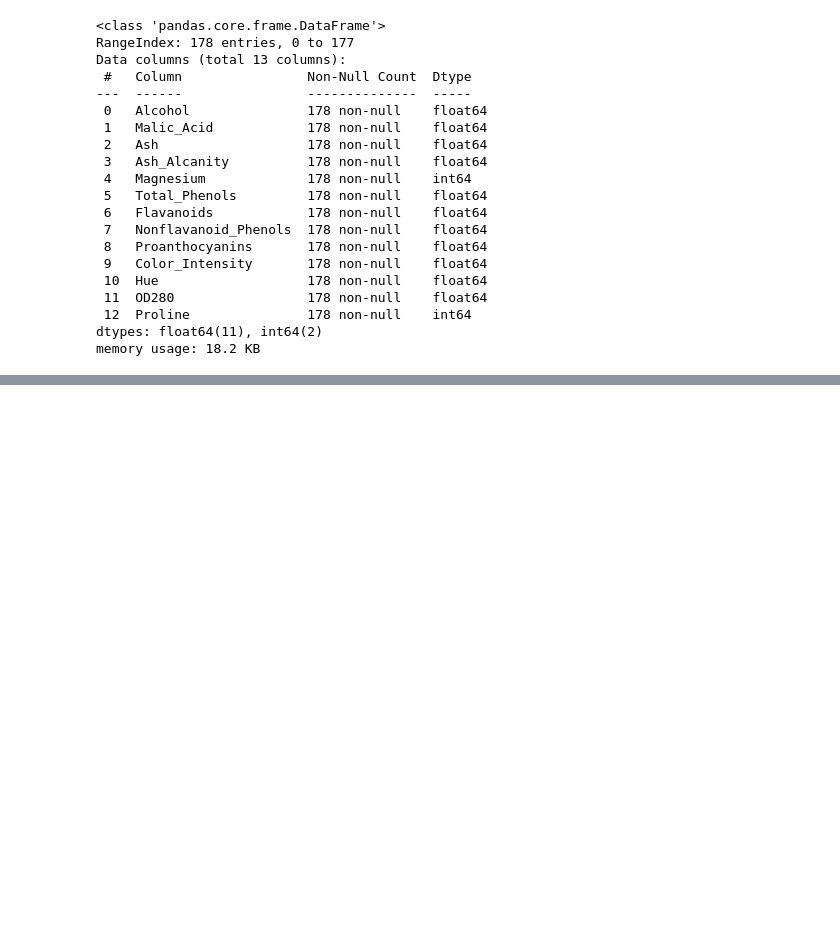
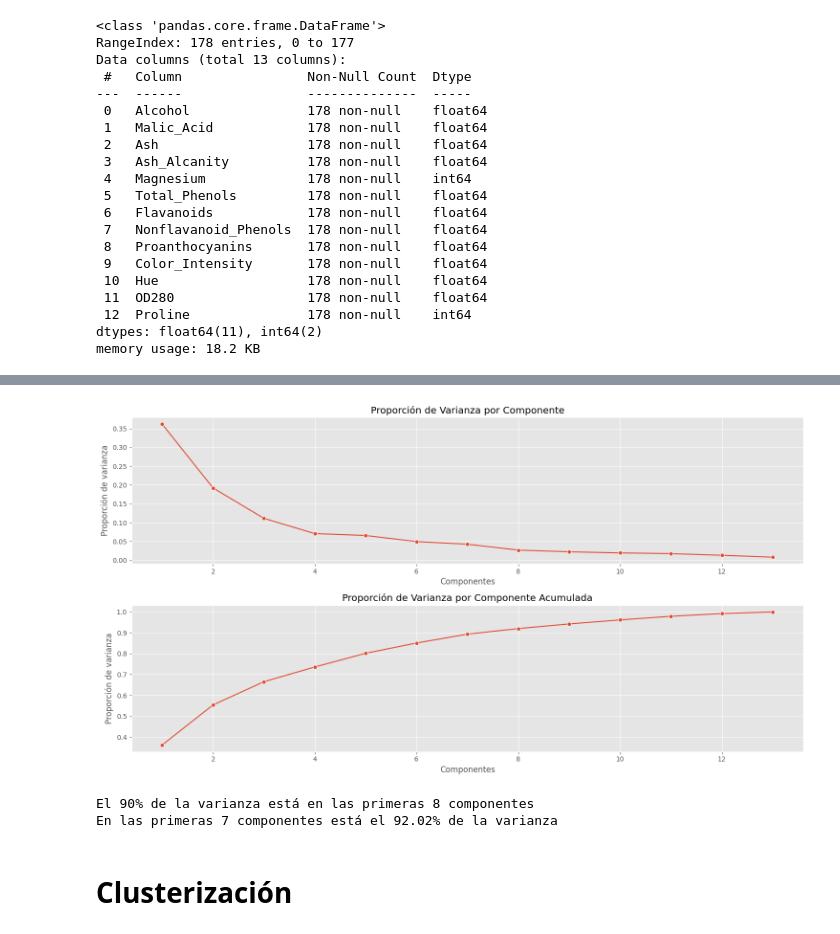
Before and after one commit to sophyupegui/DataScience, a Jupyter notebook: Wine/q3.ipynb, the cells around one changed output, grey strips where cells are left out. Saved outputs shown, nothing was run; the diff lists cells and outputs as text; code cells hidden in the pictures; blank space fills up the shorter version.

```diff
--- a/Wine/q3.ipynb
+++ b/Wine/q3.ipynb
@@ -107,0 +171,28 @@ memory usage: 18.2 KB
+# %%
+pca_var = pca.explained_variance_ratio_
+
+plt.style.use('ggplot')
+plt.figure(figsize=(15, 8))
+plt.subplot(2,1,1)
+sns.lineplot(x = range(1,len(pca_var)+1), y = pca_var, marker="o")
+plt.xlabel('Componentes')
+plt.ylabel('Proporción de varianza')
+plt.title('Proporción de Varianza por Componente')
+
+plt.subplot(2,1,2)
+sns.lineplot(x = range(1,len(pca_var)+1), y = pca_var.cumsum(), marker="o")
+plt.xlabel('Componentes')
+plt.ylabel('Proporción de varianza')
+plt.title('Proporción de Varianza por Componente Acumulada')
+
+plt.tight_layout();
+# %% [output]
+[figure, added]
+# %%
+print(f'El 90% de la varianza está en las primeras {sum(pca_var.cumsum()<=0.93)} componentes')
+print(f'En las primeras 7 componentes está el {round(pca_var.cumsum()[8-1]*100,2)}% de la varianza')
+# %% [output]
+El 90% de la varianza está en las primeras 8 componentes
+En las primeras 7 componentes está el 92.02% de la varianza
+# %% [markdown]
+# Clusterización
```
Also changed, not shown: parts of 19 cells of this notebook.
